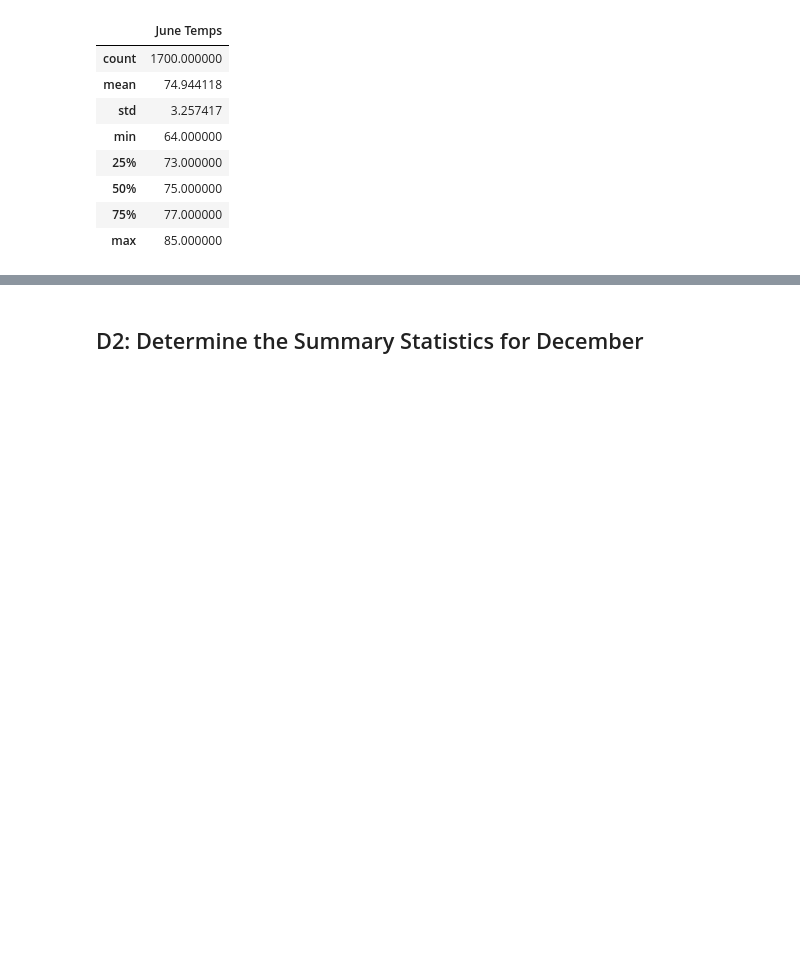
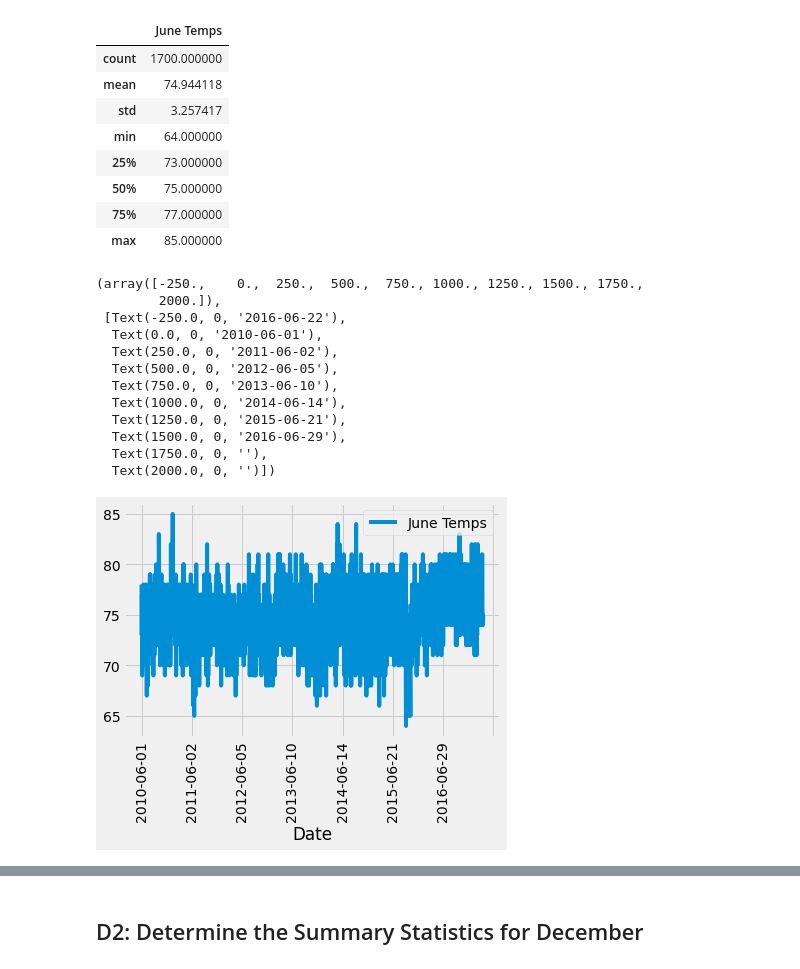
Before and after one commit to kbehyar/surfs_up, a Jupyter notebook: SurfsUp_Challenge.ipynb, the cells around one changed output, grey strips where cells are left out. Drawn from its saved outputs; the diff is of its cells as text; code cells hidden in the pictures; blank space fills up the shorter version.

```diff
--- a/SurfsUp_Challenge.ipynb
+++ b/SurfsUp_Challenge.ipynb
@@ -37,7 +37,9 @@ from sqlalchemy import extract
 month_june = session.query(Measurement.date, Measurement.tobs).filter(extract('month', Measurement.date) == 6).all()
 # %%
 #  3. Convert the June temperatures to a list.
-month_june
+june_result = [date for date in month_june]
+
+june_result
 # %% [output]
 [('2010-06-01', 78.0),
  ('2010-06-02', 76.0),
@@ -58,6 +60,6 @@ month_june
  ...]
 # %%
 # 4. Create a DataFrame from the list of temperatures for the month of June.
-june_result = pd.DataFrame(month_june, columns=["Date", "June Temps"])
+june_result_df = pd.DataFrame(june_result, columns=["Date", "June Temps"])
 # %%
 # 5. Calculate and print out the summary statistics for the June temperature DataFrame.
@@ -72,3 +74,26 @@ june_result.describe()
 | 50% | 75.000000 |
 | 75% | 77.000000 |
 | max | 85.000000 |
+# %%
+june_result_df.set_index(june_result_df ["Date"], inplace = True)
+
+june_result_df.drop('Date', inplace=True, axis=1)
+
+june_result_df = june_result_df.sort_index()
+
+june_result_df.plot()
+plt.xticks(rotation = 90)
+# %% [output]
+(array([-250.,    0.,  250.,  500.,  750., 1000., 1250., 1500., 1750.,
+        2000.]),
+ [Text(-250.0, 0, '2016-06-22'),
+  Text(0.0, 0, '2010-06-01'),
+  Text(250.0, 0, '2011-06-02'),
+  Text(500.0, 0, '2012-06-05'),
+  Text(750.0, 0, '2013-06-10'),
+  Text(1000.0, 0, '2014-06-14'),
+  Text(1250.0, 0, '2015-06-21'),
+  Text(1500.0, 0, '2016-06-29'),
+  Text(1750.0, 0, ''),
+  Text(2000.0, 0, '')])
+[figure, added]
```
Also changed, not shown: parts of 7 cells of this notebook, 8 other files.
